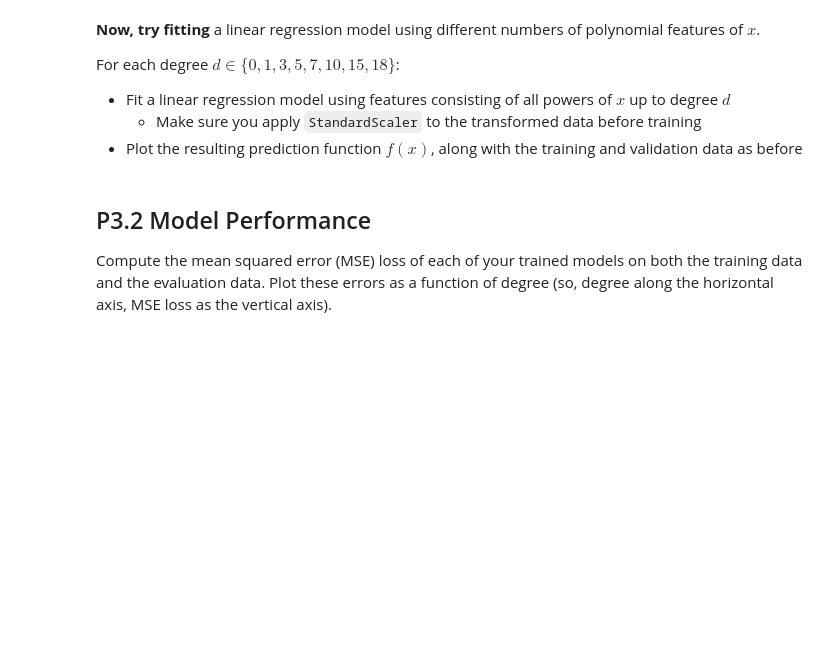
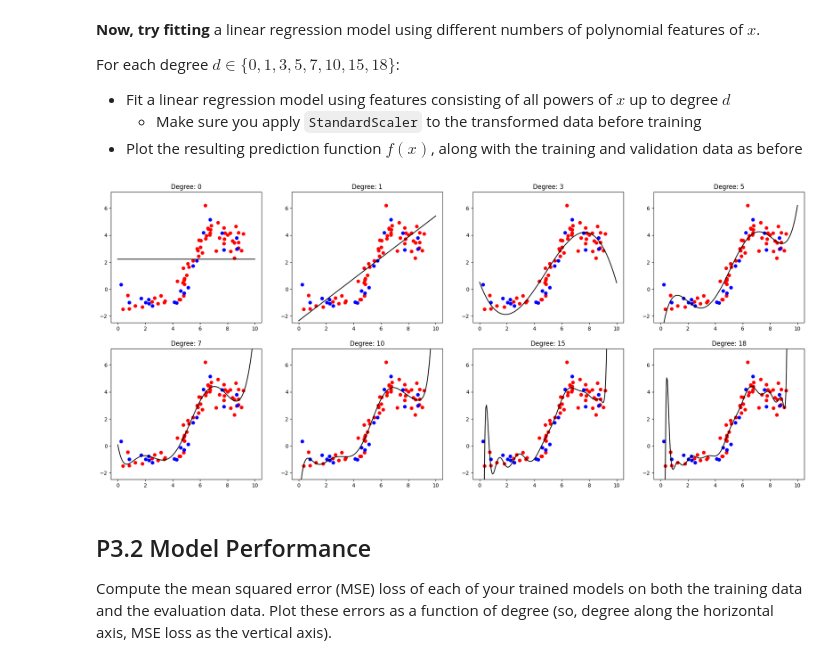
Before and after one commit to SarahAsad23/MachineLearning, a Jupyter notebook: HW2/cs273-hw2.ipynb, the cells around one changed output. Drawn from its saved outputs; the diff is of its cells as text; code cells hidden in the pictures; blank space fills up the shorter version.

```diff
--- a/HW2/cs273-hw2.ipynb
+++ b/HW2/cs273-hw2.ipynb
@@ -276,30 +278,49 @@ For each degree $d \in \{0,1,3,5,7,10,15,18\}$:
 # %%
 degrees = [0,1,3,5,7,10,15,18]
 learners = [ [] ]*len(degrees)
 
 fig, ax = plt.subplots(2,4, figsize=(24,10))
 
 for i,degree in enumerate(degrees):
 
     ### YOUR CODE STARTS HERE ###
 
     # Create a polynomial feature expansion of degree d
-    phi = PolynomialFeatures(degree=degree, include_bias=False).fit(Xt)
+
+    # *** Get error include_bias to False would result in an empty
+    # *** output array so setting it to true
+    phi = PolynomialFeatures(degree=degree, include_bias=True).fit(Xt)
     Xt2 = phi.transform(Xt)
     # Use StandardScaler to rescale the transformed data
     scale = StandardScaler()     # find the desired transformation
     X_transformed = scale.fit_transform(Xt2)  # & apply it to the training data
 
     # Fit your linear regression and save it to "learners"
     model = LinearRegression().fit(X_transformed, Yt)
     learners[i] = model
 
+    # now make predictions on training data
+    # to plot the prediction, we'll evaluate our model at a dense set of locations:
+    x_spaced = np.linspace(0,10,200).reshape(-1,1)   # data points should be shape (m,1)
+    x_pred_poly = scale.transform(phi.transform(x_spaced))
+    y_pred = model.predict(x_pred_poly)
+
     axi = ax[i//4,i%4]
-    axi.plot( ... )  # plot the data and your prediction function
-    axi.set_ylim( ... )         # you'll want to set a consistent y-scale for comparison
-    axi.set_title( ... )        # don't forget to label your plots
+
+    # plot prediction function
+    axi.plot(x_spaced, y_pred, color='black')
+    # plot training data
+    axi.scatter(Xt, Yt, color='red')
+    # plot eval data
+    axi.scatter(Xe, Ye, color='blue')
+    # you'll want to set a consistent y-scale for comparison
+    axi.set_ylim([Yt.min() -1 , Yt.max() + 1])
+    # don't forget to label your plots
+    axi.set_title(f'Degree: {degree}')
 
     ###  YOUR CODE ENDS HERE  ###
+# %% [output]
+[figure, added]
 # %% [markdown]
 ## P3.2 Model Performance
 Compute the mean squared error (MSE) loss of each of your trained models on both the training data and the evaluation data.  Plot these errors as a function of degree (so, degree along the horizontal axis, MSE loss as the vertical axis).
```
Also changed, not shown: parts of 1 cell of this notebook.
